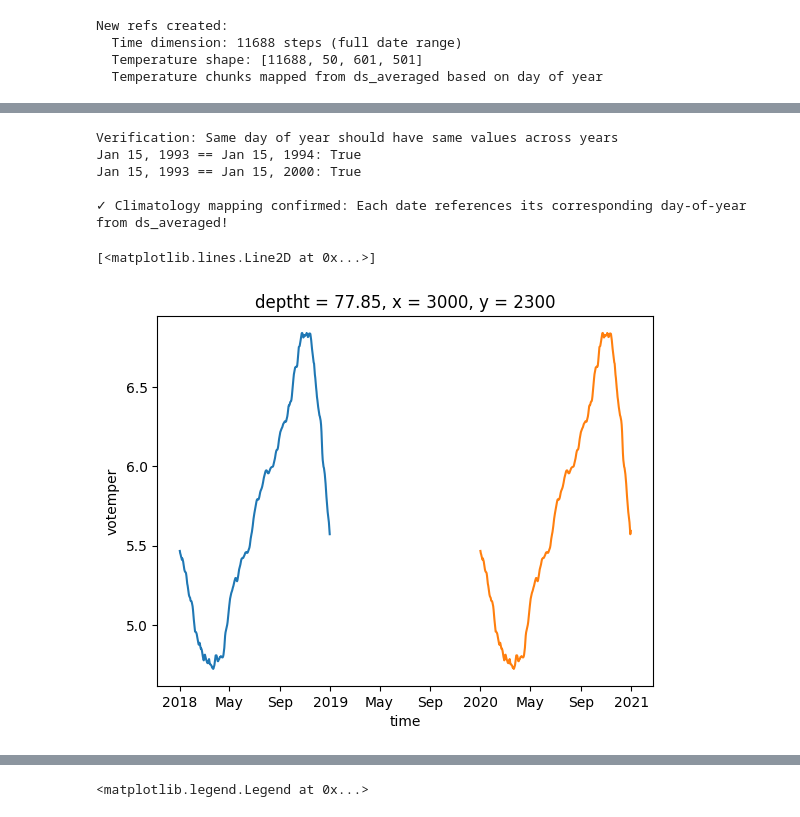
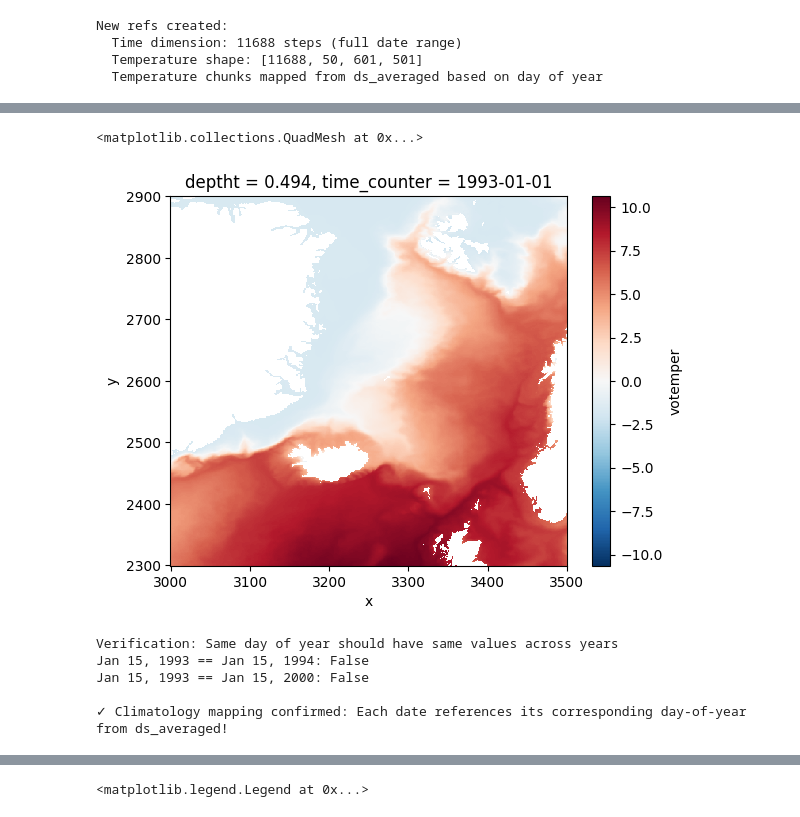
Before and after one commit to ischiller-weiss/FBC_Lagrangian, a Jupyter notebook: src/create_reference_clim_file.ipynb, the cells around one changed output, grey strips where cells are left out. Cells and saved outputs as stored; diff of their text form; code cells hidden in the pictures.

```diff
--- a/src/create_reference_clim_file.ipynb
+++ b/src/create_reference_clim_file.ipynb
@@ -166,6 +180,6 @@ New refs created:
 # %%
 # Write the new refs to JSON
-refs_json_path = "../data/climatology_refs_S.json"
+refs_json_path = "../data/climatology_refs_T.json"
 
 with open(refs_json_path, "w") as f:
     json.dump(new_refs, f, indent=2)
@@ -195,9 +208,0 @@ Data variables:
-# %%
-ds_climatology = xr.open_dataset(
-    "reference://",
-    engine="zarr",
-    backend_kwargs={"consolidated": False},
-    storage_options={"fo": refs_json_path},
-)
-
-ds_climatology
@@ -214,3 +208,0 @@ Data variables:
-# %%
-ds_climatology = ds_climatology.rename({"time": "time_counter"})
-ds_climatology["time_counter"].attrs["time_origin"] = "1950-JAN-01 00:00:00"
@@ -246,3 +224,8 @@ ds_climatology.votemper.isel(time=0, deptht=0).plot()
+# %%
+ds_climatology.votemper.isel(time_counter=0, deptht=0).plot()
+# %% [output]
+<matplotlib.collections.QuadMesh at 0x...>
+[figure, added]
 # %%
 # Verification: Check that same day of year across different years has the same values
 print("Verification: Same day of year should have same values across years")
@@ -253,9 +236,9 @@ sample_date2 = "1994-01-15"
 sample_date3 = "2000-01-15"
 
 try:
-    val1 = ds_climatology["votemper"].sel(time=sample_date1).values
-    val2 = ds_climatology["votemper"].sel(time=sample_date2).values
-    val3 = ds_climatology["votemper"].sel(time=sample_date3).values
+    val1 = ds_climatology["votemper"].sel(time_counter=sample_date1).values
+    val2 = ds_climatology["votemper"].sel(time_counter=sample_date2).values
+    val3 = ds_climatology["votemper"].sel(time_counter=sample_date3).values
 
     print(f"Jan 15, 1993 == Jan 15, 1994: {np.allclose(val1, val2)}")
     print(f"Jan 15, 1993 == Jan 15, 2000: {np.allclose(val1, val3)}")
@@ -267,13 +250,7 @@ except Exception as e:
     print("The climatology references have been created successfully.")
 # %% [output]
 Verification: Same day of year should have same values across years
-Jan 15, 1993 == Jan 15, 1994: True
-Jan 15, 1993 == Jan 15, 2000: True
+Jan 15, 1993 == Jan 15, 1994: False
+Jan 15, 1993 == Jan 15, 2000: False
 
 ✓ Climatology mapping confirmed: Each date references its corresponding day-of-year from ds_averaged!
-# %%
-ds_climatology["votemper"].sel(time="2018").isel(deptht=20, y=0, x=0).plot(label="2018")
-ds_climatology["votemper"].sel(time="2020").isel(deptht=20, y=0, x=0).plot(label="2020")
-# %% [output]
-[<matplotlib.lines.Line2D at 0x...>]
-[figure, removed]
```
Also changed, not shown: parts of 14 cells of this notebook.
